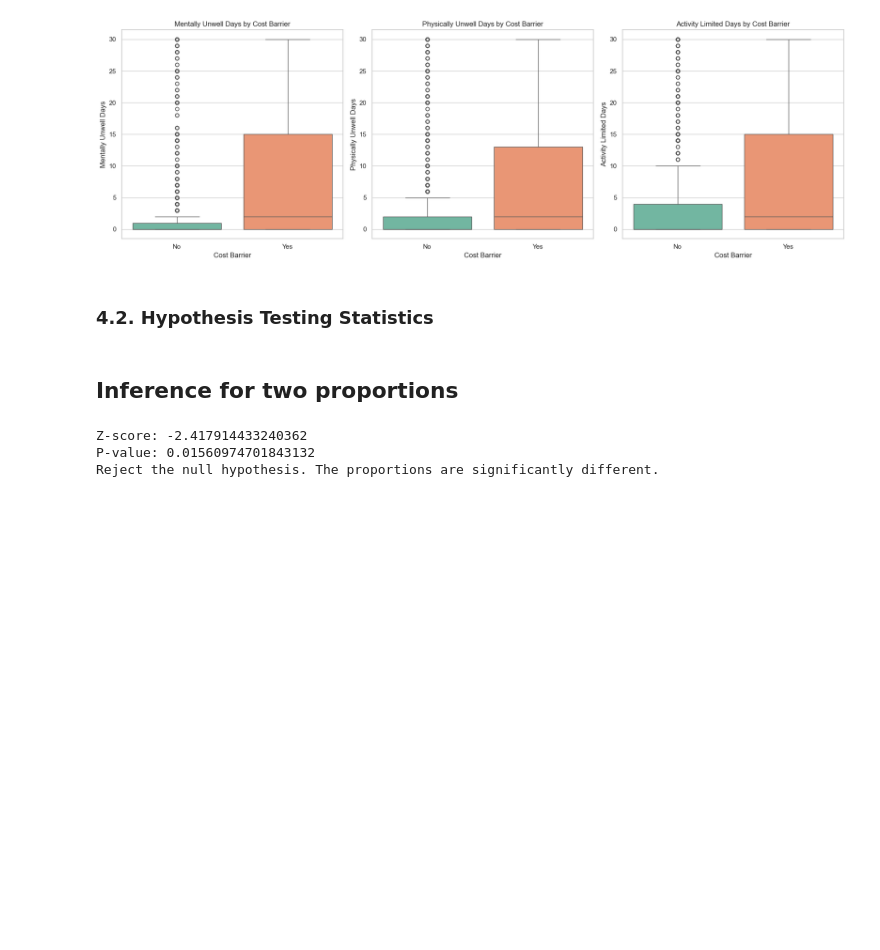
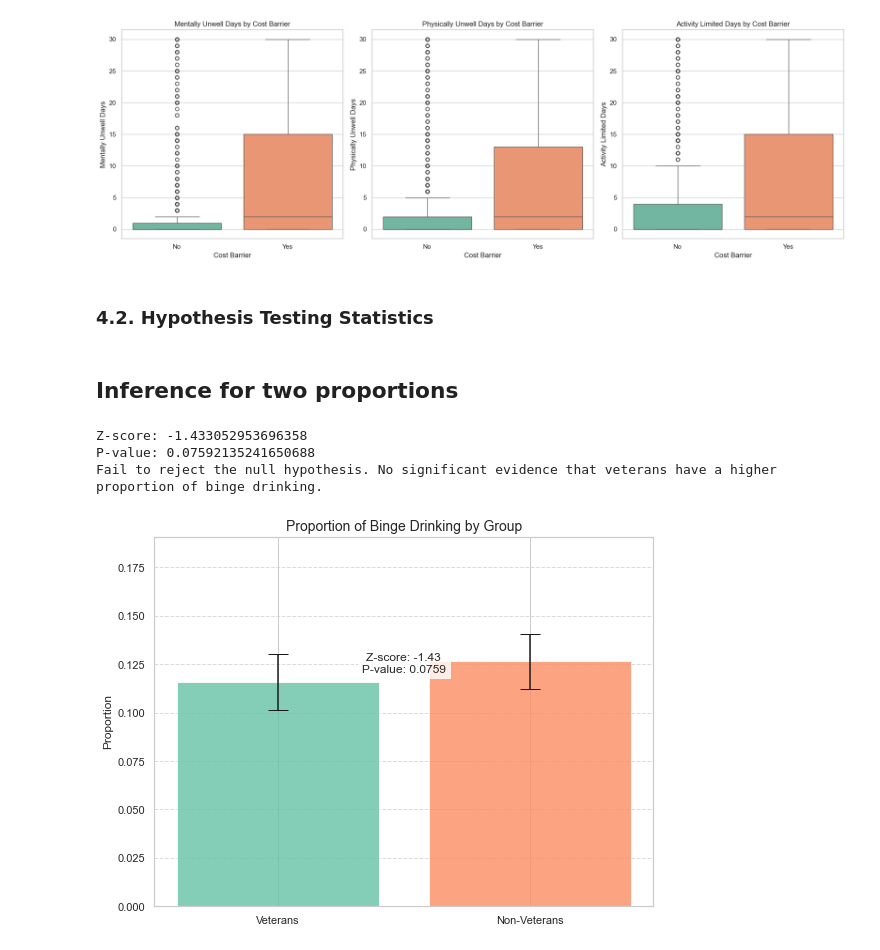
Before and after one commit to SergioCuencaNunez/isc-labs, a Jupyter notebook: project/project.ipynb, the cells around one changed output. Cells and saved outputs as stored; diff of their text form; code cells hidden in the pictures; blank space fills up the shorter version.

```diff
--- a/project/project.ipynb
+++ b/project/project.ipynb
@@ -125,21 +127,13 @@ The distributions matched almost perfectly, with absolute differences in proport
 # %% [markdown]
 ### 2.2. Hypothesis Data Analysis
 # %%
+# Extraction of columns of interes
 df_hypothesis = pd.DataFrame()
-df_hypothesis['heavyDrinking'] = df['X_rfdrhv4']
-df_hypothesis['actLimitation'] = df['qlactlm2']
 df_hypothesis['vet'] = df['veteran3']
-df_hypothesis['healthCov'] = df['hlthpln1']
 df_hypothesis['sex'] = df['sex']
+df_hypothesis['age'] = df['X_ageg5yr']
 df_hypothesis['avgDrinksDay'] = df['avedrnk2']
-df_hypothesis['hopeless30'] = df['mishopls']
-df_hypothesis['depressed30'] = df['misdeprd']
-df_hypothesis['worthless30'] = df['miswtles']
 df_hypothesis['employment'] = df['employ1']
-df_hypothesis['kidneyDisease'] = df['chckidny']
-df_hypothesis['maritalStatus'] = df['marital']
-df_hypothesis['numberChildren'] = df['children']
 df_hypothesis['lifeSatisfaction'] = df['lsatisfy']
-df_hypothesis['stressMoneyRent12'] = df['scntmony']
-df_hypothesis['emotionalSupport'] = df['emtsuprt']
+df_hypothesis['bingeDrinking'] = df['X_rfbing5']
 # %%
@@ -986,6 +948,9 @@ plt.show()
 # %% [markdown]
 ## Inference for two proportions
 # %%
+import numpy as np
+from scipy import stats
+
 # Sample data
 sample_size_vet = len(df_hypothesis[df_hypothesis['vet'] == 'Yes'])
 sample_size_non_vet = len(df_hypothesis[df_hypothesis['vet'] == 'No'])
@@ -993,11 +958,11 @@ sample_count_vet_heavy = len(df_hypothesis[(df_hypothesis['vet'] == 'Yes') & (df
 sample_count_non_vet_heavy = len(df_hypothesis[(df_hypothesis['vet'] == 'No') & (df_hypothesis['bingeDrinking'] == 'Yes')])
 
 # Sample proportions
-sample_p_vet = sample_count_vet_heavy/sample_size_vet
-sample_p_non_vet = sample_count_non_vet_heavy/sample_size_non_vet
+sample_p_vet = sample_count_vet_heavy / sample_size_vet
+sample_p_non_vet = sample_count_non_vet_heavy / sample_size_non_vet
 
 # Pooled proportion
-p_pooled = (sample_count_vet_heavy + sample_count_non_vet_heavy)/(sample_size_vet + sample_size_non_vet)
+p_pooled = (sample_count_vet_heavy + sample_count_non_vet_heavy) / (sample_size_vet + sample_size_non_vet)
 
 # Standard error
 sample_std = np.sqrt(p_pooled * (1 - p_pooled) * (1 / sample_size_vet + 1 / sample_size_non_vet))
@@ -1006,7 +971,7 @@ sample_std = np.sqrt(p_pooled * (1 - p_pooled) * (1 / sample_size_vet + 1 / samp
 z_score = (sample_p_vet - sample_p_non_vet) / sample_std
 
 # Test type
-test_type = 'two-sided' # 'one-sided'
+test_type = 'one-sided'  # One-sided test for p_vet > p_non_vet
 
 # Calculate p-value
 if test_type == 'two-sided':
@@ -1022,10 +987,29 @@ print("Z-score:", z_score)
 print("P-value:", p_value)
 
 if p_value < alpha:
-    print("Reject the null hypothesis. The proportions are significantly different.")
+    print("Reject the null hypothesis. Veterans have a higher proportion of binge drinking.")
 else:
-    print("Fail to reject the null hypothesis. There is no significant difference between the proportions.")
+    print("Fail to reject the null hypothesis. No significant evidence that veterans have a higher proportion of binge drinking.")
 # %% [output]
-Z-score: -2.417914433240362
-P-value: 0.01560974701843132
-Reject the null hypothesis. The proportions are significantly different.
+Z-score: -1.433052953696358
+P-value: 0.07592135241650688
+Fail to reject the null hypothesis. No significant evidence that veterans have a higher proportion of binge drinking.
+# %%
+groups = ['Veterans', 'Non-Veterans']
+proportions = [sample_p_vet, sample_p_non_vet]
+errors = [1.96 * sample_std, 1.96 * sample_std]  # 95% confidence intervals
+
+fig, ax = plt.subplots(figsize=(8, 6))
+ax.bar(groups, proportions, yerr=errors, capsize=10, color=[palette[0], palette[1]], alpha=0.8)
+ax.set_title('Proportion of Binge Drinking by Group', fontsize=14)
+ax.set_ylabel('Proportion', fontsize=12)
+ax.set_ylim(0, max(proportions) + max(errors) + 0.05)
+ax.grid(axis='y', linestyle='--', alpha=0.7)
+
+text = f"Z-score: {z_score:.2f}\nP-value: {p_value:.4f}"
+ax.text(0.5, max(proportions) + max(errors) - 0.02, text, ha='center', fontsize=12, bbox=dict(facecolor='white', alpha=0.8))
+
+plt.tight_layout()
+plt.show()
+# %% [output]
+[figure, added]
```
Also changed, not shown: parts of 16 cells of this notebook.
